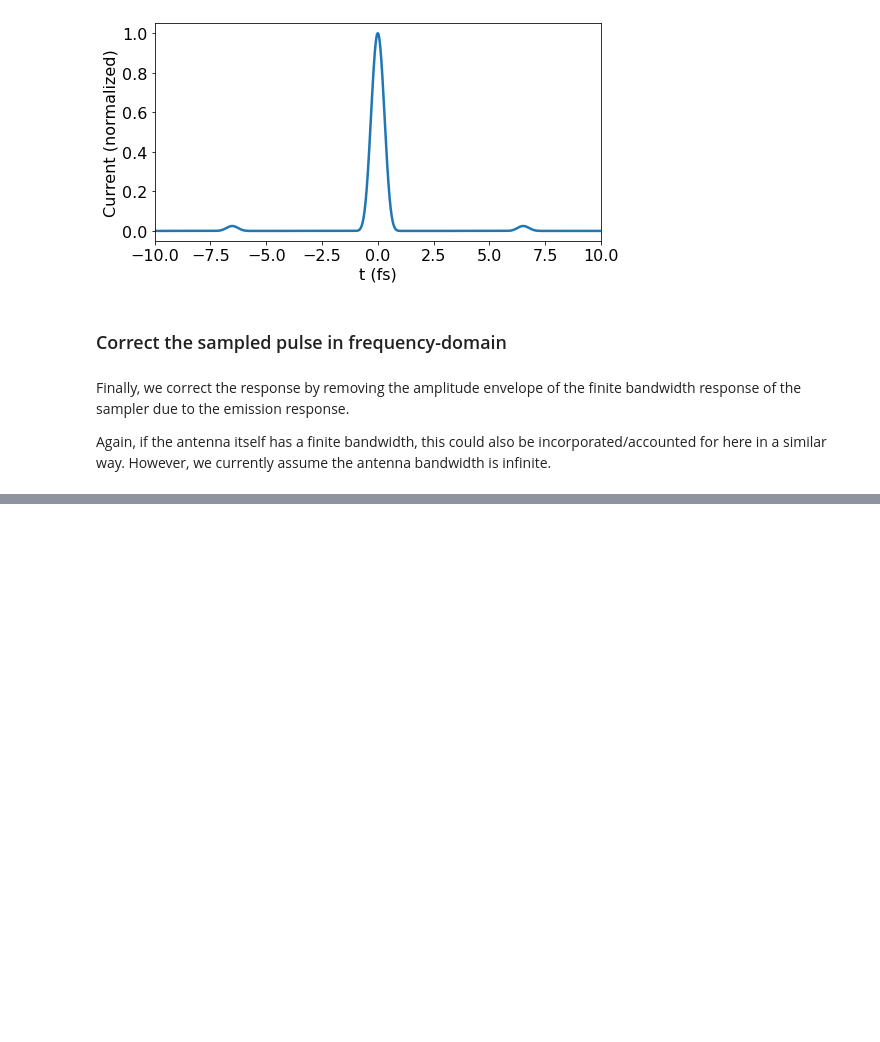
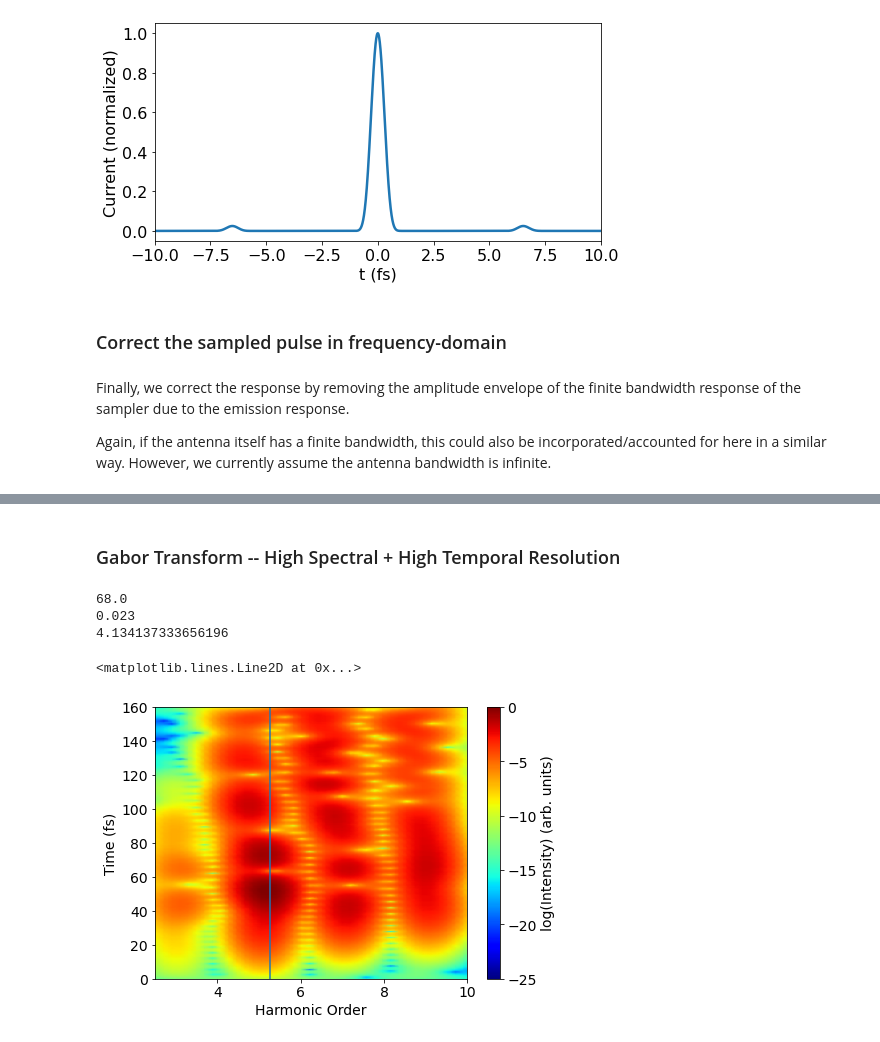
Before and after one commit to qnngroup/manu-uncovering-extreme-nonlinear-dynamics-in-solids-through-time-domain-field-analysis, a Jupyter notebook: analysis-and-plots.ipynb, the cells around one changed output, grey strips where cells are left out. Cells and saved outputs as stored; diff of their text form; code cells hidden in the pictures; blank space fills up the shorter version.

```diff
--- a/analysis-and-plots.ipynb
+++ b/analysis-and-plots.ipynb
@@ -716,0 +694,55 @@ NameError: name 'J_corr_f' is not defined
+# %% [markdown]
+### Gabor Transform -- High Spectral + High Temporal Resolution
+# %%
+T = 2*np.pi/w0 #in atomic units
+dt = (tau_range[1] - tau_range[0])*1e-15*pca.tcon
+nperseg_spec = np.ceil(T/dt) + 1
+noverlap_spec = np.floor(nperseg_spec/2.0)
+
+print(nperseg_spec)
+print(w0)
+print(dt)
+
+#Calculate spectrogram
+#f_spec, t_spec, spectrogram = stft(tddft_data['F_gen'], fs = pca.tcon/dt/1e15,
+#                           nperseg=3*nperseg_spec, window=('gaussian', nperseg_spec*3))
+
+f_spec, t_spec, spectrogram = stft(F_sampled_corrected, fs = pca.tcon/dt/1e15,
+                                nperseg=nperseg_spec*5,
+                                noverlap=nperseg_spec*4.9,
+                                window=('gaussian', nperseg_spec*0.35))
+
+fig = plt.figure()
+fig.set_size_inches(7, 5)
+
+f_harm = w0*pca.tcon/2/np.pi/1e15 #harmonic frequency
+f_norm = f_spec/f_harm #Normalized by harmonic order
+c_norm = np.max(np.abs(spectrogram[np.where(f_norm >= 5), :]))
+spectrogram = spectrogram/c_norm
+plt.pcolormesh(f_norm, t_spec, np.log(np.abs(spectrogram)**2).transpose(), shading='gouraud', cmap='jet')
+
+
+#plt.ylim(40 - 2*6.6, 40 + 2*6.6)
+
+plt.xlabel('Harmonic Order', fontsize=14)
+plt.ylabel('Time (fs)', fontsize=14)
+cbar = plt.colorbar()
+#plt.clim(-20, -5)
+plt.clim(-25, 0)
+plt.ylim(0, 160)
+plt.xlim(2.5, 10)
+
+plt.tick_params(labelsize=14)
+cbar.ax.tick_params(labelsize=14)
+cbar.ax.set_ylabel('log(Intensity) (arb. units)', fontsize=14)
+
+ax = plt.gca()
+
+photon_energy = f_harm*1e15*2*np.pi*pcSI.hbar/pcSI.evcon #Find photon energy of driver in eV
+plt.axvline(BG/photon_energy)
+# %% [output]
+68.0
+0.023
+4.134137333656196
+<matplotlib.lines.Line2D at 0x...>
+[figure, new version]
```
Also changed, not shown: parts of 9 cells of this notebook, 4 other files.
